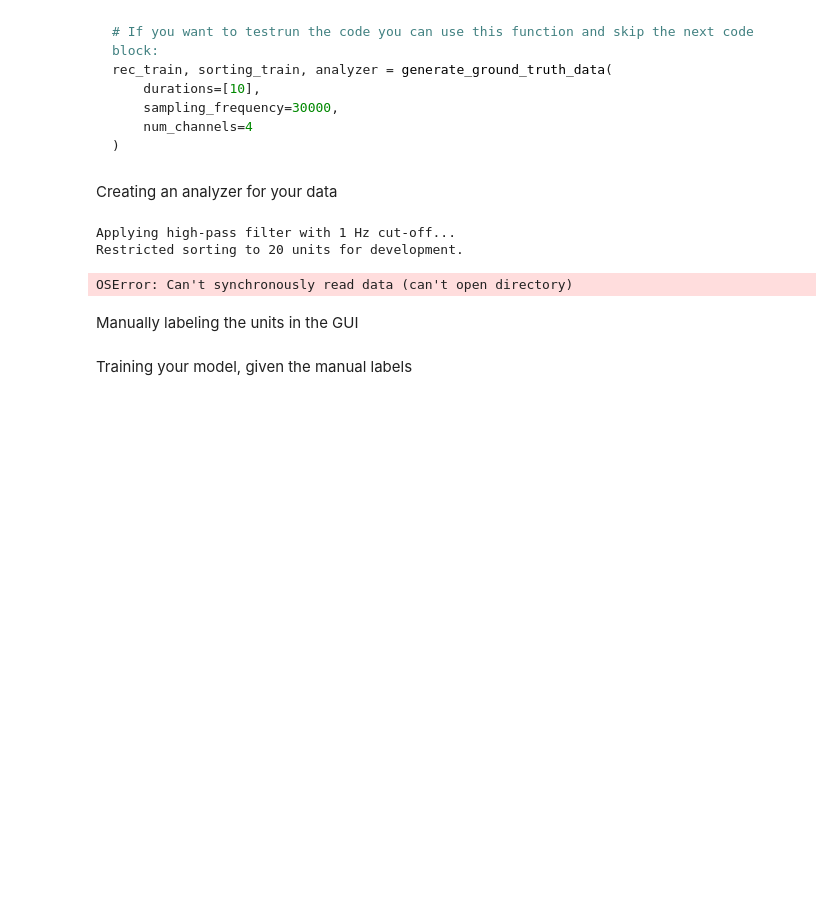
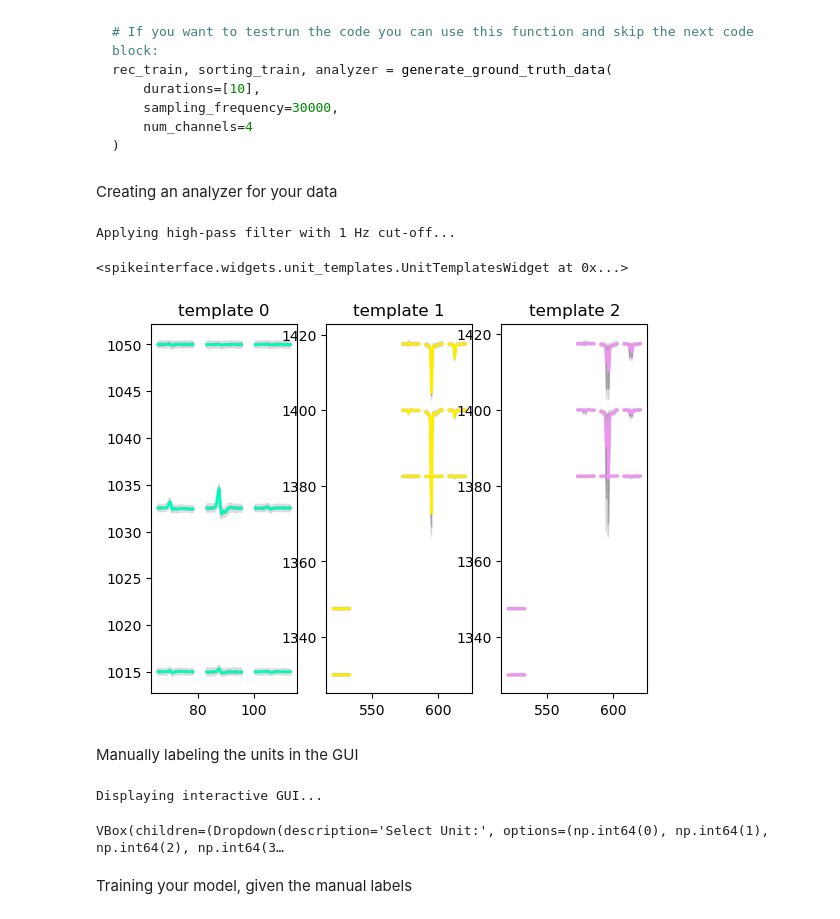
Before and after one commit to EHefti/DPQC, a Jupyter notebook: DPQC_Pipeline.ipynb, the cells around one changed output. Cells and saved outputs as stored; diff of their text form; code cells hidden in the pictures; blank space fills up the shorter version.

Commit message:
training model with all units

```diff
--- a/DPQC_Pipeline.ipynb
+++ b/DPQC_Pipeline.ipynb
@@ -105,21 +91,21 @@ Creating an analyzer for your data
 # %%
 # !! This controls how many cores you're using, only increase if the server is not used by others !!
 si.set_global_job_kwargs(n_jobs = 6) # For no parallelisation use n_jobs = -1
 os.environ['HDF5_PLUGIN_PATH'] = '/home/ehefti/Github/DPQC/MaxTwo_Quality_Control/'
 
 #Choose the well you want to use for training the model
 well_id = 'well001'
 
 # Compute the analyzer
-rec_train, sorting_train, analyzer = qc.compute_analyzer(rec_path, save_root, well_id, num_units_to_use=20, hp_cutoff_freq=1) # use num_units_to_use='all' to use all units
+rec_train, sorting_train, analyzer = qc.compute_analyzer(rec_path, save_root, well_id, num_units_to_use='all', hp_cutoff_freq=1) # use num_units_to_use='all' to use all units
 
 # Plot some unit templates
 all_unit_ids = sorting_train.get_unit_ids()
-si.plot_unit_templates(analyzer, unit_ids=all_unit_ids[:3], scale=5)
+si.plot_unit_templates(analyzer, unit_ids=all_unit_ids[:3], scale=2)
 # %% [output]
 Applying high-pass filter with 1 Hz cut-off...
-Restricted sorting to 20 units for development.
-OSError: Can't synchronously read data (can't open directory)
+<spikeinterface.widgets.unit_templates.UnitTemplatesWidget at 0x...>
+[figure, added]
 # %% [markdown]
 Manually labeling the units in the GUI
 # %%
@@ -128,6 +114,9 @@ label_output_dir = Path(save_root) / well_id / 'sorter_output'
 
 # Interactive GUI to manually label your data
 updated_sorting = qc.interactive_unit_labeler(rec_train, sorting_train, analyzer, output_dir_for_labels=label_output_dir)
+# %% [output]
+Displaying interactive GUI...
+VBox(children=(Dropdown(description='Select Unit:', options=(np.int64(0), np.int64(1), np.int64(2), np.int64(3…
 # %% [markdown]
 Training your model, given the manual labels
 # %%
```
Also changed, not shown: parts of 6 cells of this notebook, 5 other files.
